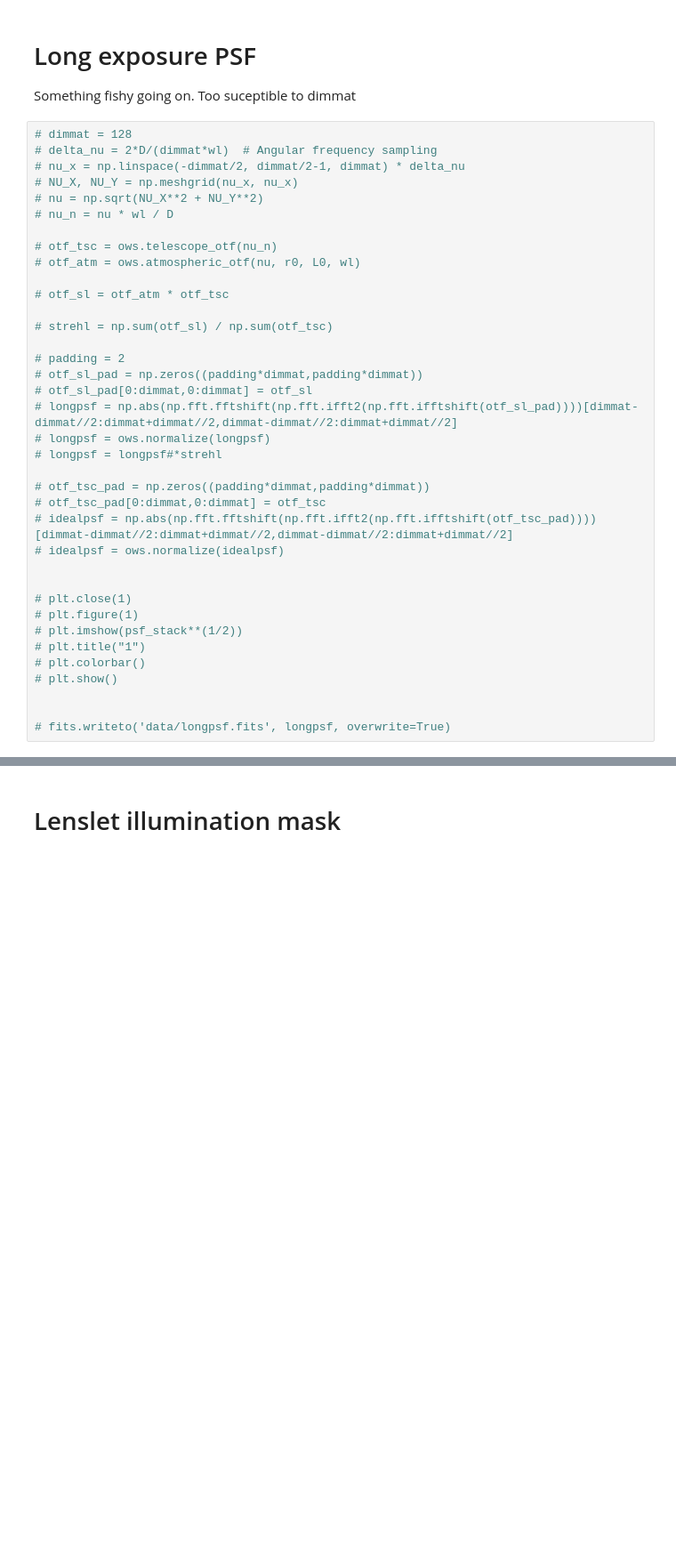
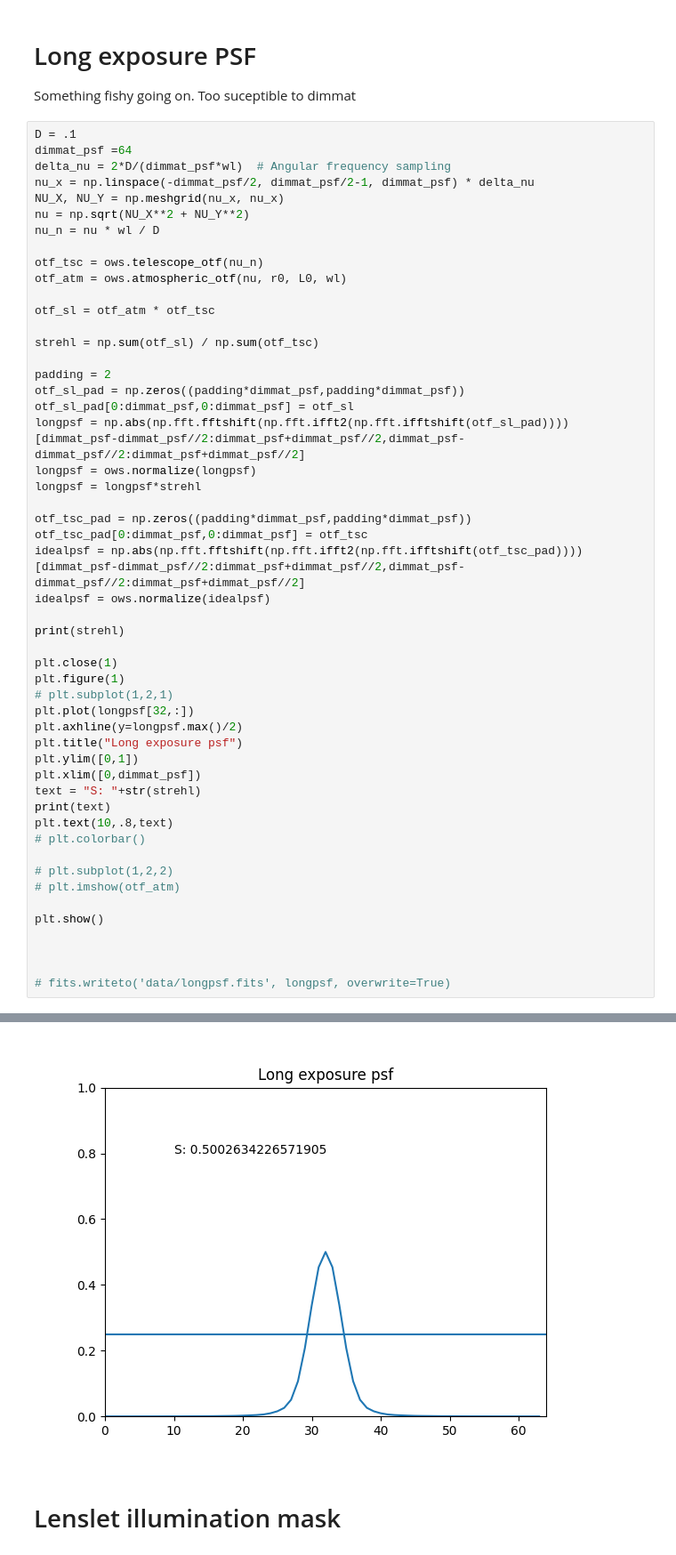
Before and after one commit to HumbertDominique/OWS, a Jupyter notebook: optics.ipynb, the cells around one changed output, grey strips where cells are left out. Shown at 89% size. Cells and saved outputs as stored; diff of their text form; blank space fills up the shorter version.

```diff
--- a/optics.ipynb
+++ b/optics.ipynb
@@ -108,39 +141,54 @@ plt.show()
 
 Something fishy going on. Too suceptible to dimmat
 # %%
-# dimmat = 128
-# delta_nu = 2*D/(dimmat*wl)  # Angular frequency sampling
-# nu_x = np.linspace(-dimmat/2, dimmat/2-1, dimmat) * delta_nu
-# NU_X, NU_Y = np.meshgrid(nu_x, nu_x)
-# nu = np.sqrt(NU_X**2 + NU_Y**2)
-# nu_n = nu * wl / D
+D = .1
+dimmat_psf =64
+delta_nu = 2*D/(dimmat_psf*wl)  # Angular frequency sampling
+nu_x = np.linspace(-dimmat_psf/2, dimmat_psf/2-1, dimmat_psf) * delta_nu
+NU_X, NU_Y = np.meshgrid(nu_x, nu_x)
+nu = np.sqrt(NU_X**2 + NU_Y**2)
+nu_n = nu * wl / D
 
-# otf_tsc = ows.telescope_otf(nu_n)
-# otf_atm = ows.atmospheric_otf(nu, r0, L0, wl)
+otf_tsc = ows.telescope_otf(nu_n)
+otf_atm = ows.atmospheric_otf(nu, r0, L0, wl)
 
-# otf_sl = otf_atm * otf_tsc
+otf_sl = otf_atm * otf_tsc
 
-# strehl = np.sum(otf_sl) / np.sum(otf_tsc)
+strehl = np.sum(otf_sl) / np.sum(otf_tsc)
 
-# padding = 2
-# otf_sl_pad = np.zeros((padding*dimmat,padding*dimmat))
-# otf_sl_pad[0:dimmat,0:dimmat] = otf_sl
-# longpsf = np.abs(np.fft.fftshift(np.fft.ifft2(np.fft.ifftshift(otf_sl_pad))))[dimmat-dimmat//2:dimmat+dimmat//2,dimmat-dimmat//2:dimmat+dimmat//2]
-# longpsf = ows.normalize(longpsf)
-# longpsf = longpsf#*strehl
+padding = 2
+otf_sl_pad = np.zeros((padding*dimmat_psf,padding*dimmat_psf))
+otf_sl_pad[0:dimmat_psf,0:dimmat_psf] = otf_sl
+longpsf = np.abs(np.fft.fftshift(np.fft.ifft2(np.fft.ifftshift(otf_sl_pad))))[dimmat_psf-dimmat_psf//2:dimmat_psf+dimmat_psf//2,dimmat_psf-dimmat_psf//2:dimmat_psf+dimmat_psf//2]
+longpsf = ows.normalize(longpsf)
+longpsf = longpsf*strehl
 
-# otf_tsc_pad = np.zeros((padding*dimmat,padding*dimmat))
-# otf_tsc_pad[0:dimmat,0:dimmat] = otf_tsc
-# idealpsf = np.abs(np.fft.fftshift(np.fft.ifft2(np.fft.ifftshift(otf_tsc_pad))))[dimmat-dimmat//2:dimmat+dimmat//2,dimmat-dimmat//2:dimmat+dimmat//2]
-# idealpsf = ows.normalize(idealpsf)
+otf_tsc_pad = np.zeros((padding*dimmat_psf,padding*dimmat_psf))
+otf_tsc_pad[0:dimmat_psf,0:dimmat_psf] = otf_tsc
+idealpsf = np.abs(np.fft.fftshift(np.fft.ifft2(np.fft.ifftshift(otf_tsc_pad))))[dimmat_psf-dimmat_psf//2:dimmat_psf+dimmat_psf//2,dimmat_psf-dimmat_psf//2:dimmat_psf+dimmat_psf//2]
+idealpsf = ows.normalize(idealpsf)
 
+print(strehl)
 
-# plt.close(1)
-# plt.figure(1)
-# plt.imshow(psf_stack**(1/2))
-# plt.title("1")
+plt.close(1)
+plt.figure(1)
+# plt.subplot(1,2,1)
+plt.plot(longpsf[32,:])
+plt.axhline(y=longpsf.max()/2)
+plt.title("Long exposure psf")
+plt.ylim([0,1])
+plt.xlim([0,dimmat_psf])
+text = "S: "+str(strehl)
+print(text)
+plt.text(10,.8,text)
 # plt.colorbar()
-# plt.show()
+
+# plt.subplot(1,2,2)
+# plt.imshow(otf_atm)
+
+plt.show()
+
 
 
 # fits.writeto('data/longpsf.fits', longpsf, overwrite=True)
+# %% [output]
@@ -147,3 +197,4 @@ Something fishy going on. Too suceptible to dimmat
+[figure, added]
 # %% [markdown]
 # Lenslet illumination mask
 # %% [markdown]
```
Also changed, not shown: parts of 3 cells of this notebook, 2 other files.
